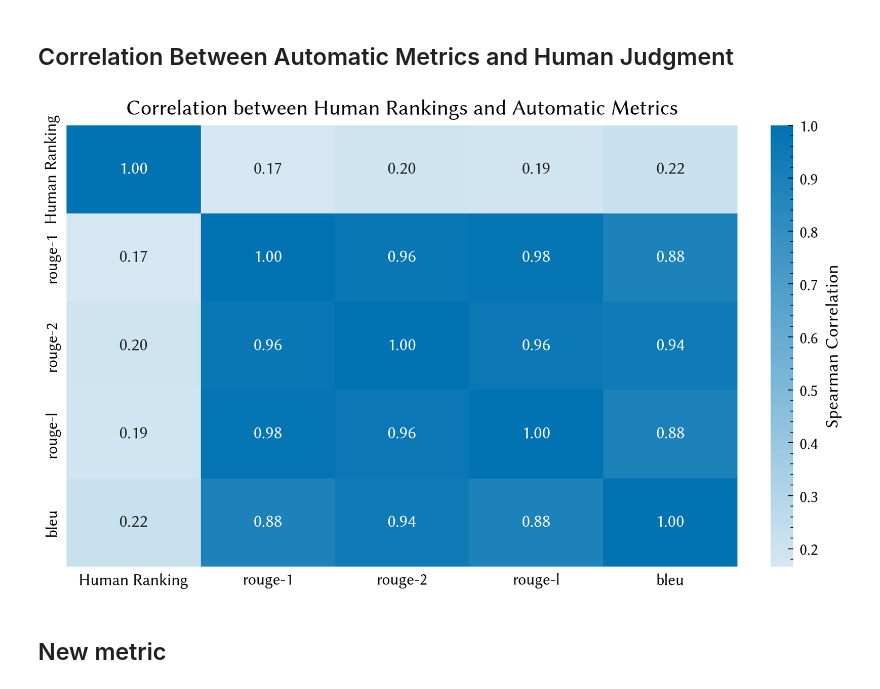
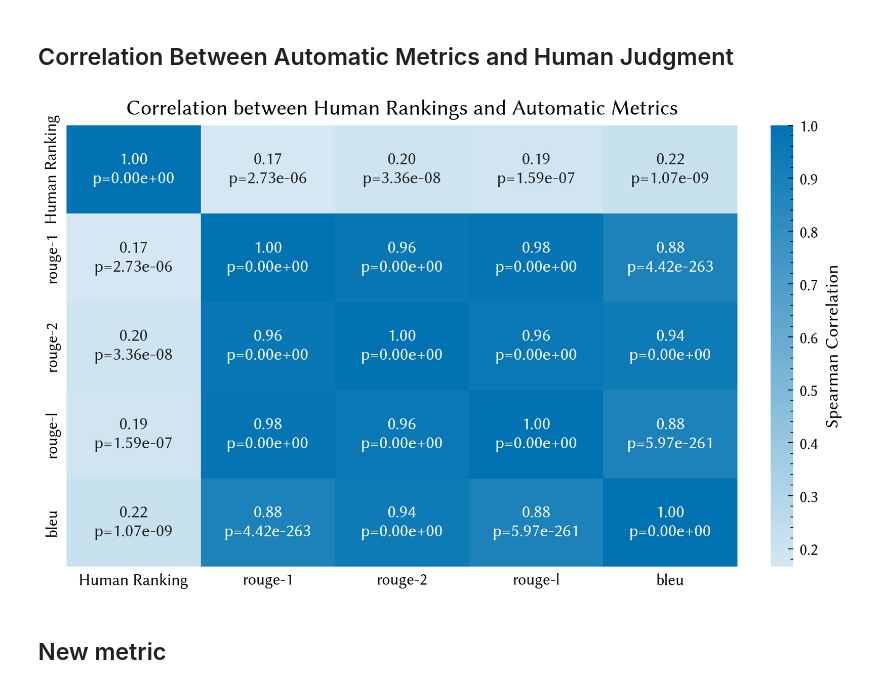
Before and after one commit to cluebbers/dpo-rlhf-paraphrase-types, a Jupyter notebook: notebooks/plots.ipynb, the cells around one changed output. Drawn from its saved outputs; the diff is of its cells as text; code cells hidden in the pictures.

```diff
--- a/notebooks/plots.ipynb
+++ b/notebooks/plots.ipynb
@@ -581,6 +651,12 @@ IPO/APTY      40.000000  13.913043  5.217391  40.869565
 # %% [markdown]
 ## Correlation Between Automatic Metrics and Human Judgment
 # %%
+from scipy.stats import spearmanr
+import pandas as pd
+import numpy as np
+import matplotlib.pyplot as plt
+import os
+
 def analyze_correlations():
     # Initialize data structures
     rankings_data = []
@@ -632,25 +708,30 @@ def analyze_correlations():
     # Merge rankings and scores
     combined_df = pd.merge(rankings_df, scores_df, on=["id", "model"])
 
-    # Calculate Spearman correlations
+    # Calculate Spearman correlations and p-values
     metrics = ["rouge-1", "rouge-2", "rouge-l", "bleu"]
     corr_data = np.zeros((len(metrics) + 1, len(metrics) + 1))
+    p_values = np.zeros((len(metrics) + 1, len(metrics) + 1))
 
     # Calculate correlation of human ranking with itself first - should be 1.0
-    corr_data[0, 0] = combined_df["rank"].corr(combined_df["rank"], method="spearman")
+    corr_data[0, 0], p_values[0, 0] = spearmanr(combined_df["rank"], combined_df["rank"])
 
     for i, metric in enumerate(metrics):
         # Negative correlation because lower rank is better
-        corr = -1 * combined_df[metric].corr(combined_df["rank"], method="spearman")
-        corr_data[0, i + 1] = corr
-        corr_data[i + 1, 0] = corr
+        corr, p_val = spearmanr(combined_df[metric], combined_df["rank"])
+        corr_data[0, i + 1] = -corr
+        p_values[0, i + 1] = p_val
+        corr_data[i + 1, 0] = -corr
+        p_values[i + 1, 0] = p_val
 
-    # Calculate correlations between metrics
-    metric_corr_matrix = combined_df[metrics].corr(method="spearman").values
-    corr_data[1:, 1:] = metric_corr_matrix
+    # Calculate correlations and p-values between metrics
+    for i, metric1 in enumerate(metrics):
+        for j, metric2 in enumerate(metrics):
+            corr, p_val = spearmanr(combined_df[metric1], combined_df[metric2])
+            corr_data[i + 1, j + 1] = corr
+            p_values[i + 1, j + 1] = p_val
 
     # Create correlation plot
-
     import matplotlib.colors as mcolors
     import seaborn as sns
 
@@ -662,36 +743,37 @@ def analyze_correlations():
     colormap = mcolors.LinearSegmentedColormap.from_list(
         "colorblind_diverging",
         [colors[1], "#FFFFFF", colors[0]],
         N=256
     )
 
     fig, ax = plt.subplots(constrained_layout=True)
 
     sns.heatmap(
         corr_data,
         xticklabels=["Human Ranking"] + metrics,
         yticklabels=["Human Ranking"] + metrics,
         cmap=colormap,
         center=0,
-        annot=True,
-        fmt=".2f",
+        annot=[[f"{corr:.2f}\np={p:.2e}" for corr, p in zip(row_c, row_p)]
+               for row_c, row_p in zip(corr_data, p_values)],
+        fmt="",
         cbar_kws={"label": "Spearman Correlation"},
     )
 
     plt.title("Correlation between Human Rankings and Automatic Metrics")
     ax.tick_params(axis="y", which="both", left=False, right=False)
     ax.tick_params(axis="x", which="both", top=False, bottom=False)
 
     return plt
 
 
 # Create and save plot
 plot = analyze_correlations()
 
 output_path = os.path.join(output_dir, "correlation_matrix.pdf")
 plt.savefig(output_path, dpi=300)
 # %% [output]
-[figure, old version]
+[figure, new version]
 # %% [markdown]
 ## New metric
 # %%
```
Also changed, not shown: parts of 8 cells of this notebook.
